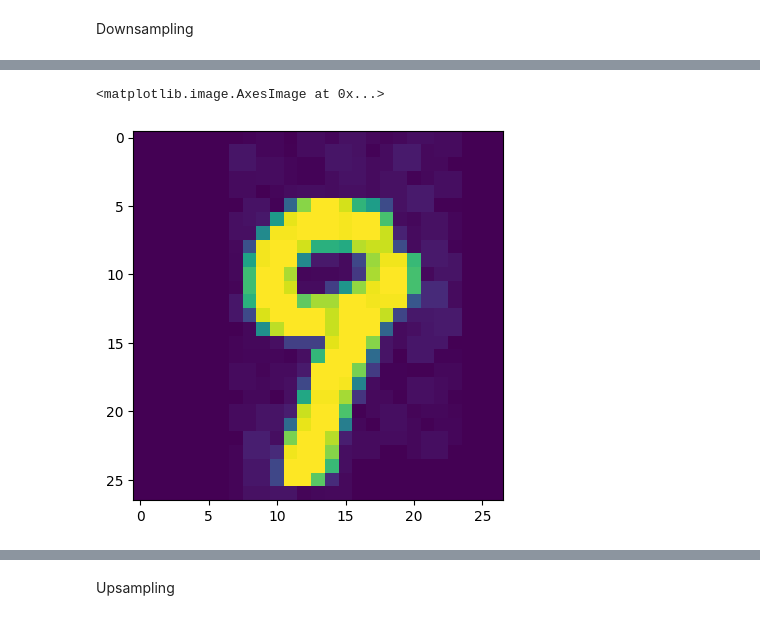
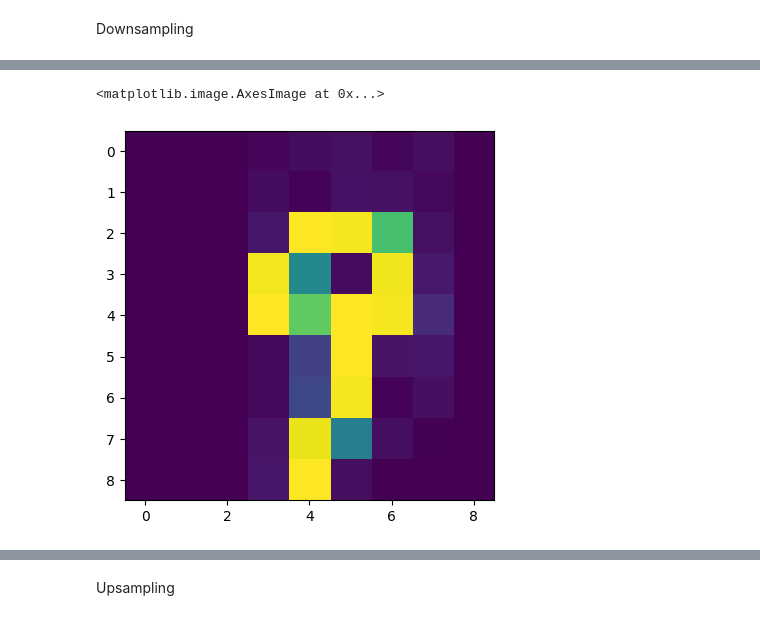
Before and after one commit to fujimotoAr/PACD-Assignments, a Jupyter notebook: PCD_Assignment01.ipynb, the cells around one changed output, grey strips where cells are left out. Drawn from its saved outputs; the diff is of its cells as text; code cells hidden in the pictures.

Commit message:
fix downsampling

```diff
--- a/PCD_Assignment01.ipynb
+++ b/PCD_Assignment01.ipynb
@@ -112,8 +130,8 @@ plt.imshow(mean_downsampling(image))
 # %%
-plt.imshow(max_downsampling(image))
+plt.imshow(max_downsampling(image,3))
 # %% [output]
 <matplotlib.image.AxesImage at 0x...>
-[figure, old version]
+[figure, new version]
 # %%
 plt.imshow(median_downsampling(image))
 # %% [output]
```
Also changed, not shown: parts of 6 cells of this notebook.
